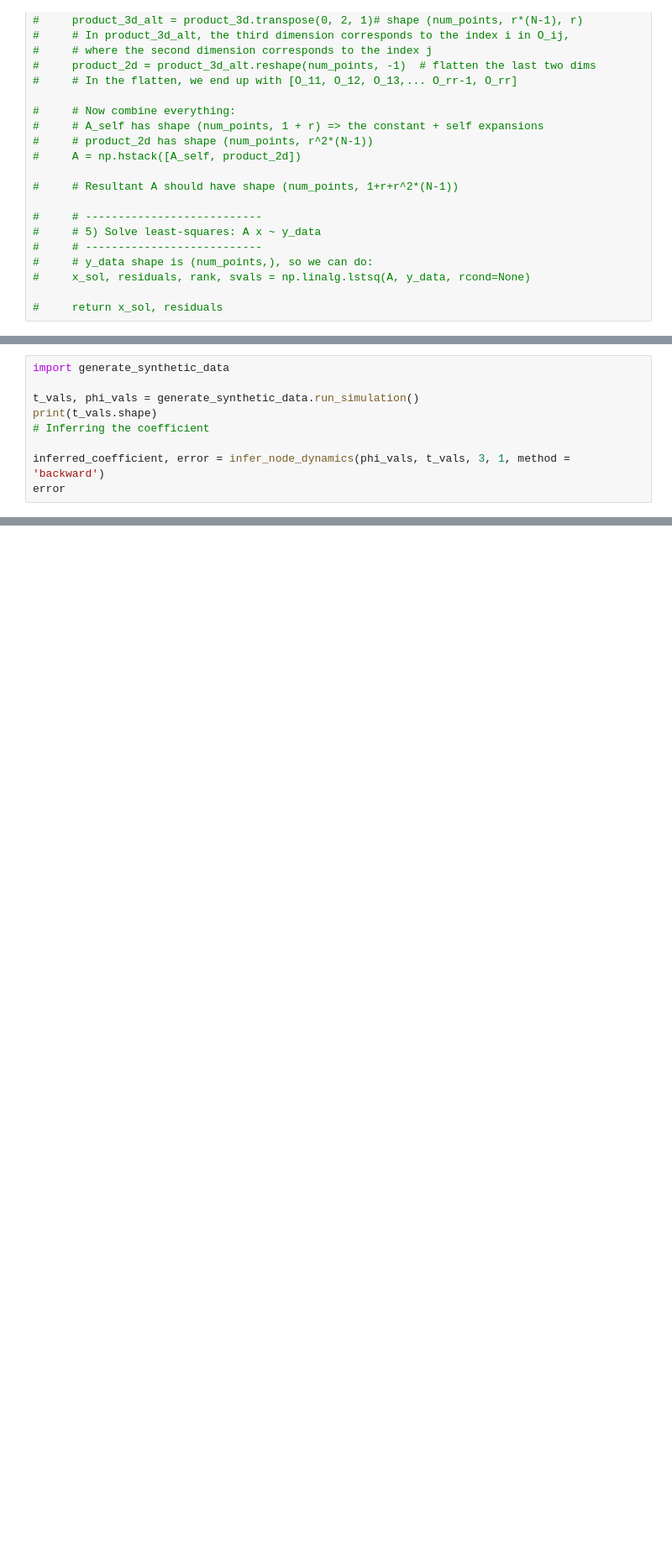
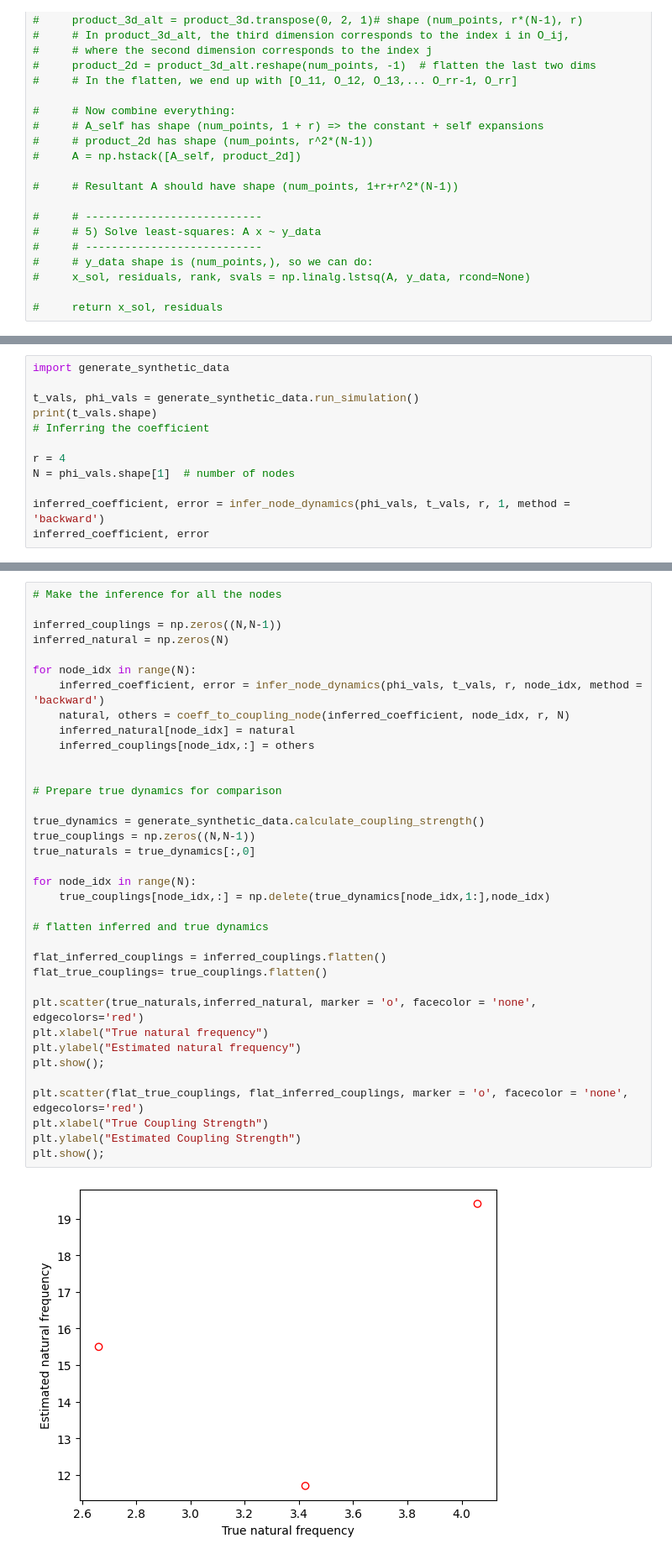
Before and after one commit to leonardoestrella/CapstoneNetworkInference, a Jupyter notebook: working_notebook.ipynb, the cells around one changed output, grey strips where cells are left out. Shown: that part at 84% size. Drawn from its saved outputs; the diff is of its cells as text; blank space fills up the shorter version.

Commit message:
finished general inference and plots for the coupling coefficients added sparsity in random generation and got arbitrary stuff in it

```diff
--- a/working_notebook.ipynb
+++ b/working_notebook.ipynb
@@ -733,6 +846,9 @@ t_vals, phi_vals = generate_synthetic_data.run_simulation()
 print(t_vals.shape)
 # Inferring the coefficient
 
-inferred_coefficient, error = infer_node_dynamics(phi_vals, t_vals, 3, 1, method = 'backward')
-error
+r = 4
+N = phi_vals.shape[1]  # number of nodes
+
+inferred_coefficient, error = infer_node_dynamics(phi_vals, t_vals, r, 1, method = 'backward')
+inferred_coefficient, error
 # %% [output]
@@ -744,0 +920,38 @@ inferred_coefficient.shape
+# %%
+# Make the inference for all the nodes
+
+inferred_couplings = np.zeros((N,N-1))
+inferred_natural = np.zeros(N)
+
+for node_idx in range(N):
+    inferred_coefficient, error = infer_node_dynamics(phi_vals, t_vals, r, node_idx, method = 'backward')
+    natural, others = coeff_to_coupling_node(inferred_coefficient, node_idx, r, N)
+    inferred_natural[node_idx] = natural
+    inferred_couplings[node_idx,:] = others
+
+
+# Prepare true dynamics for comparison
+
+true_dynamics = generate_synthetic_data.calculate_coupling_strength()
+true_couplings = np.zeros((N,N-1))
+true_naturals = true_dynamics[:,0]
+
+for node_idx in range(N):
+    true_couplings[node_idx,:] = np.delete(true_dynamics[node_idx,1:],node_idx)
+
+# flatten inferred and true dynamics
+
+flat_inferred_couplings = inferred_couplings.flatten()
+flat_true_couplings= true_couplings.flatten()
+
+plt.scatter(true_naturals,inferred_natural, marker = 'o', facecolor = 'none', edgecolors='red')
+plt.xlabel("True natural frequency")
+plt.ylabel("Estimated natural frequency")
+plt.show();
+
+plt.scatter(flat_true_couplings, flat_inferred_couplings, marker = 'o', facecolor = 'none', edgecolors='red')
+plt.xlabel("True Coupling Strength")
+plt.ylabel("Estimated Coupling Strength")
+plt.show();
+# %% [output]
+[figure, added]
```
Also changed, not shown: parts of 12 cells of this notebook, 4 other files.
